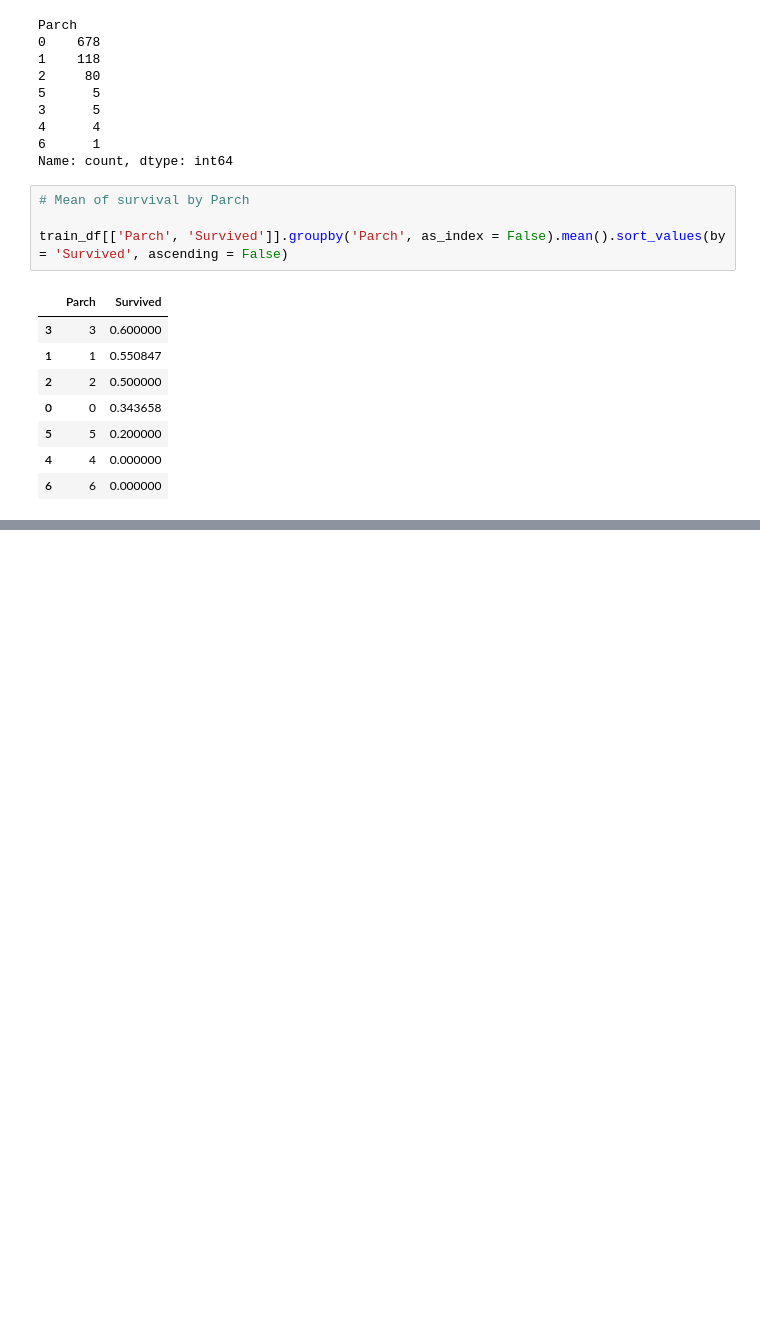
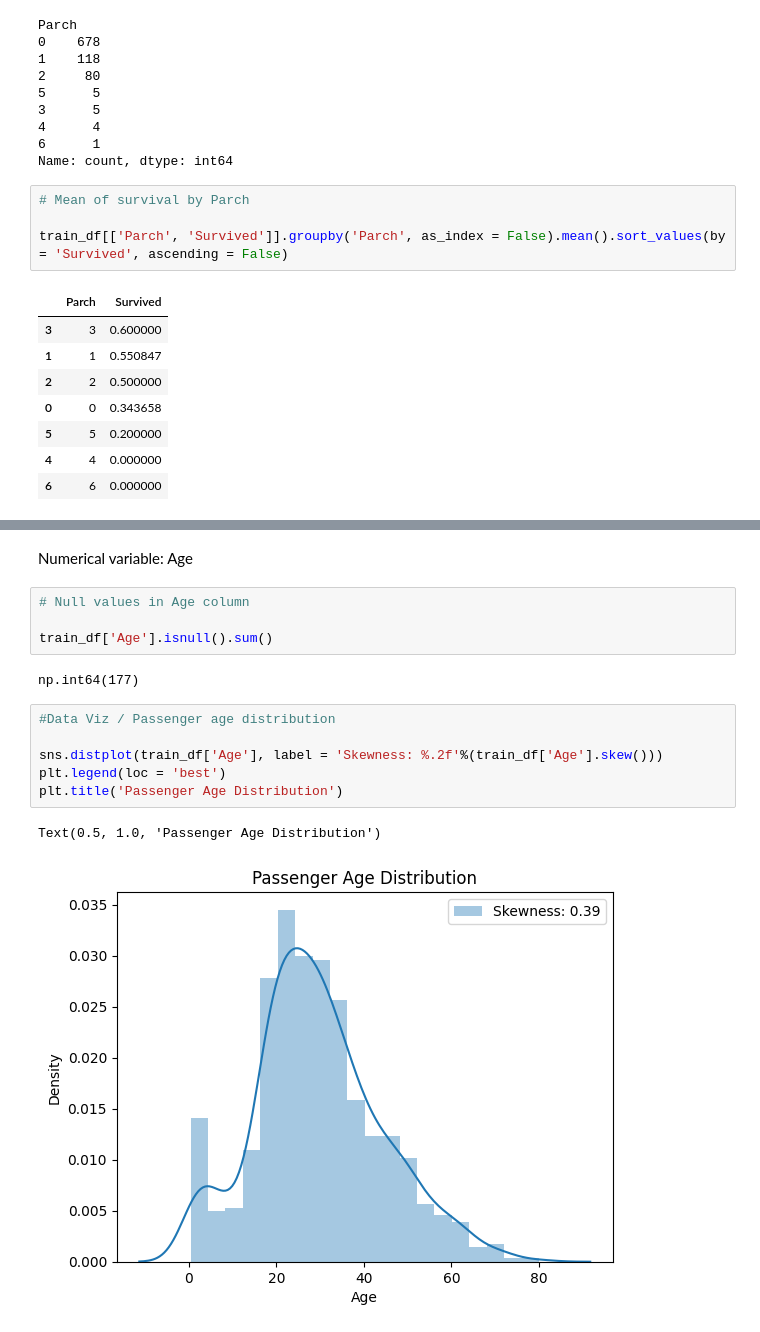
Before and after one commit to ImTharindu/Titanic_kaggle, a Jupyter notebook: titanic.ipynb, the cells around one changed output, grey strips where cells are left out. Drawn from its saved outputs; the diff is of its cells as text; blank space fills up the shorter version.

```diff
--- a/titanic.ipynb
+++ b/titanic.ipynb
@@ -369 +371,18 @@ Text(0.5, 1.0, 'Survival Probability by Parch')
 [figure]
+# %% [markdown]
+Numerical variable: Age
+# %%
+# Null values in Age column
+
+train_df['Age'].isnull().sum()
+# %% [output]
+np.int64(177)
+# %%
+#Data Viz / Passenger age distribution
+
+sns.distplot(train_df['Age'], label = 'Skewness: %.2f'%(train_df['Age'].skew()))
+plt.legend(loc = 'best')
+plt.title('Passenger Age Distribution')
+# %% [output]
+Text(0.5, 1.0, 'Passenger Age Distribution')
+[figure, added]
```
Also changed, not shown: parts of 71 cells of this notebook.
